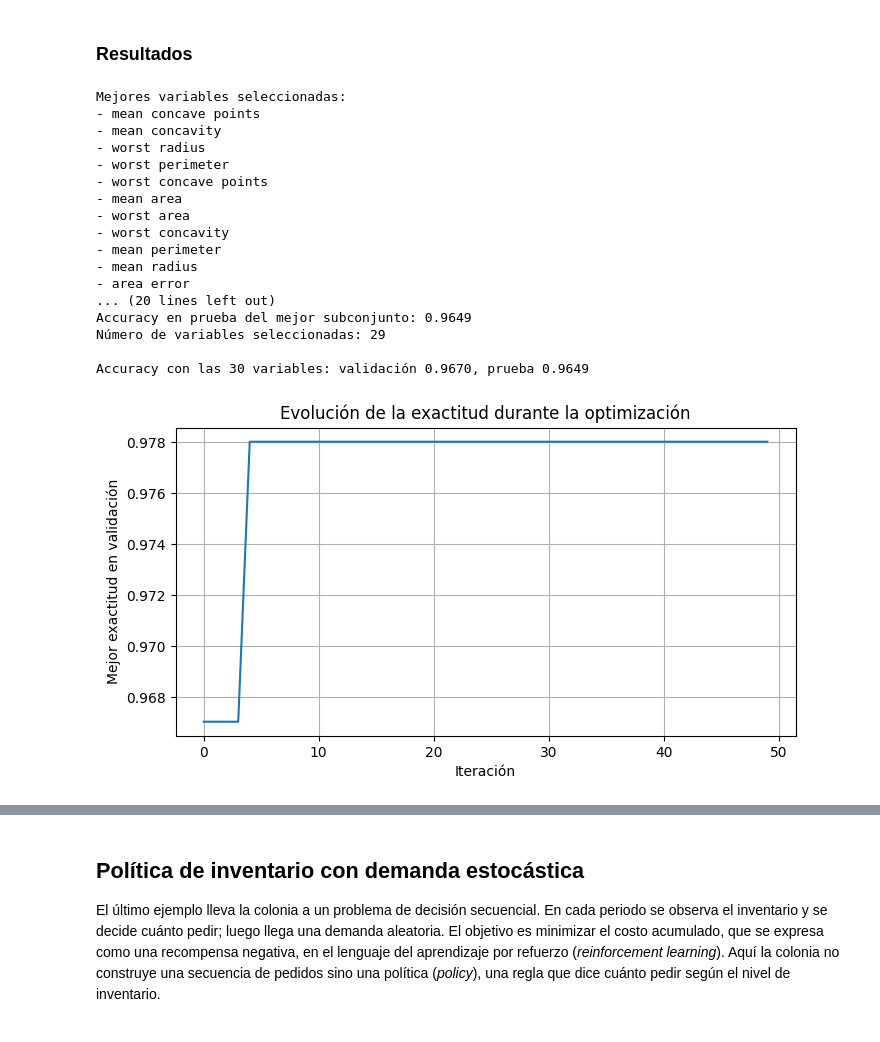
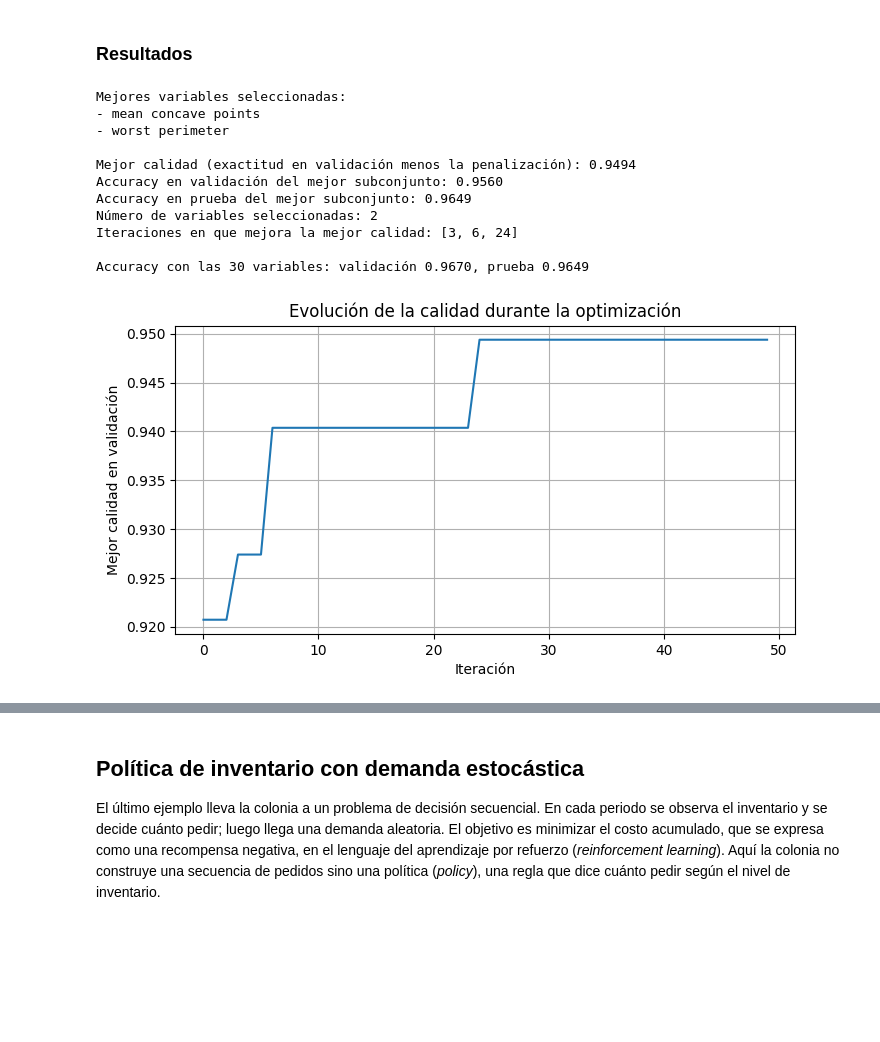
Before and after one commit to PozosT/Prescriptive-Analytics, a Jupyter notebook: 04_Colonia_hormigas/colonia_hormigas.ipynb, the cells around one changed output, grey strips where cells are left out. Cells and saved outputs as stored; diff of their text form; code cells hidden in the pictures; blank space fills up the shorter version.

Commit message:
Capítulo 4: la calidad de un subconjunto en la selección de variables resta una penalización por el número de variables (λ = 0,1)
Co-Authored-By: Claude Opus 5.5 <noreply@anthropic.com>

```diff
--- a/04_Colonia_hormigas/colonia_hormigas.ipynb
+++ b/04_Colonia_hormigas/colonia_hormigas.ipynb
@@ -1067,46 +1076,45 @@ data = load_breast_cancer()
 X, y = data.data, data.target
 
 # Crear y ejecutar optimizador
 aco = ColoniaHormigasSeleccionVariables(X, y)
-mejores_variables, mejor_accuracy, historial = aco.optimizar(max_iter=50)
+mejores_variables, mejor_calidad, historial = aco.optimizar(max_iter=50)
 
 # Mostrar resultados
 print("Mejores variables seleccionadas:")
 for var in mejores_variables:
     print(f"- {data.feature_names[var]}")
-print(f"\nMejor accuracy en validación: {mejor_accuracy:.4f}")
+print(f"\nMejor calidad (exactitud en validación menos la penalización): {mejor_calidad:.4f}")
+print(f"Accuracy en validación del mejor subconjunto: {aco.evaluar_solucion(mejores_variables):.4f}")
 print(f"Accuracy en prueba del mejor subconjunto: {aco.evaluar_en_prueba(mejores_variables):.4f}")
 print(f"Número de variables seleccionadas: {len(mejores_variables)}")
+
+# Iteraciones en que mejora la mejor calidad
+mejoras = [i for i in range(1, len(historial)) if historial[i] > historial[i - 1]]
+print(f"Iteraciones en que mejora la mejor calidad: {mejoras}")
 
 # Referencia: el bosque con las 30 variables
 todas = list(range(X.shape[1]))
 print(f"\nAccuracy con las 30 variables: validación {aco.evaluar_solucion(todas):.4f}, "
       f"prueba {aco.evaluar_en_prueba(todas):.4f}")
 
 # Visualizar evolución
 plt.figure(figsize=(8, 4))
 plt.plot(historial)
 plt.xlabel('Iteración')
-plt.ylabel('Mejor exactitud en validación')
-plt.title('Evolución de la exactitud durante la optimización')
+plt.ylabel('Mejor calidad en validación')
+plt.title('Evolución de la calidad durante la optimización')
 plt.grid(True)
 plt.show()
 # %% [output]
 Mejores variables seleccionadas:
 - mean concave points
-- mean concavity
-- worst radius
 - worst perimeter
-- worst concave points
-- mean area
-- worst area
-- worst concavity
-- mean perimeter
-- mean radius
-- area error
-... (20 lines left out)
+
+Mejor calidad (exactitud en validación menos la penalización): 0.9494
+Accuracy en validación del mejor subconjunto: 0.9560
 Accuracy en prueba del mejor subconjunto: 0.9649
-Número de variables seleccionadas: 29
+Número de variables seleccionadas: 2
+Iteraciones en que mejora la mejor calidad: [3, 6, 24]
 
 Accuracy con las 30 variables: validación 0.9670, prueba 0.9649
-[figure, old version]
+[figure, new version]
```
Also changed, not shown: parts of 5 cells of this notebook.
